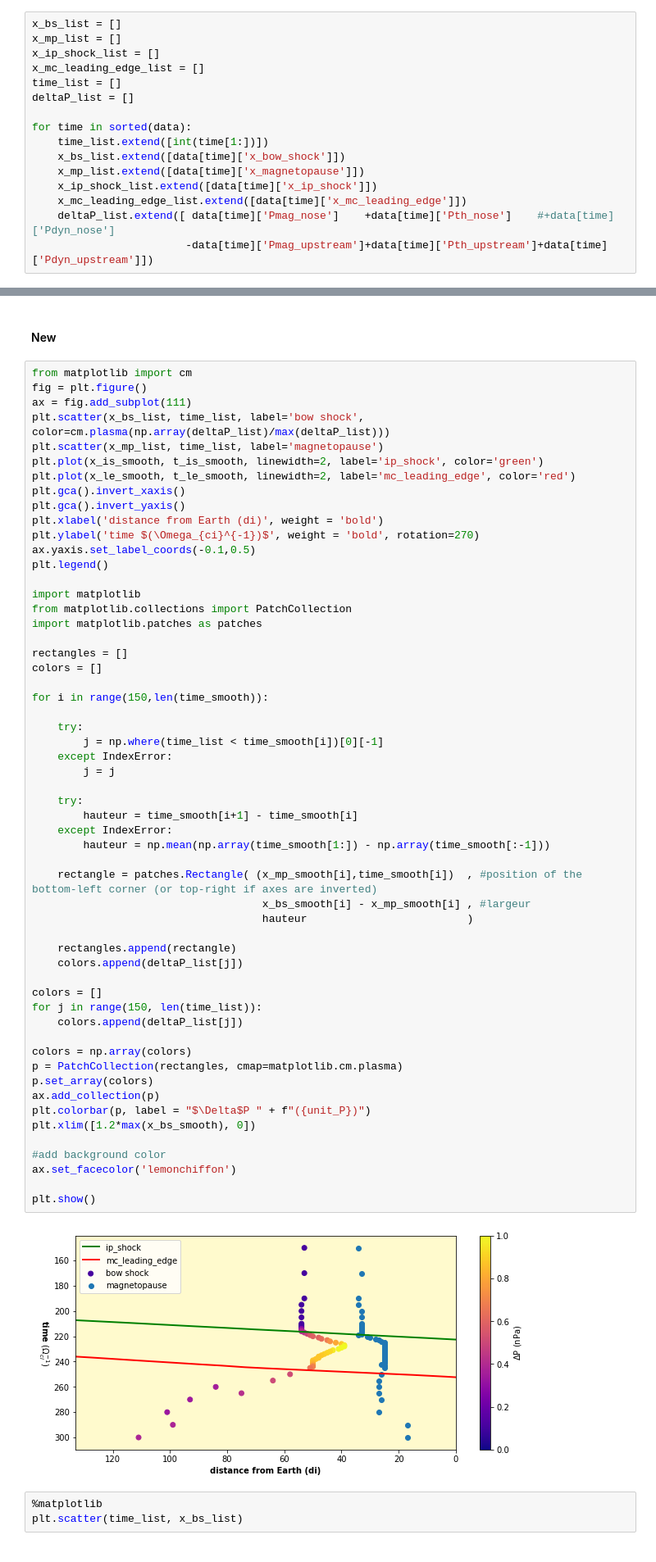
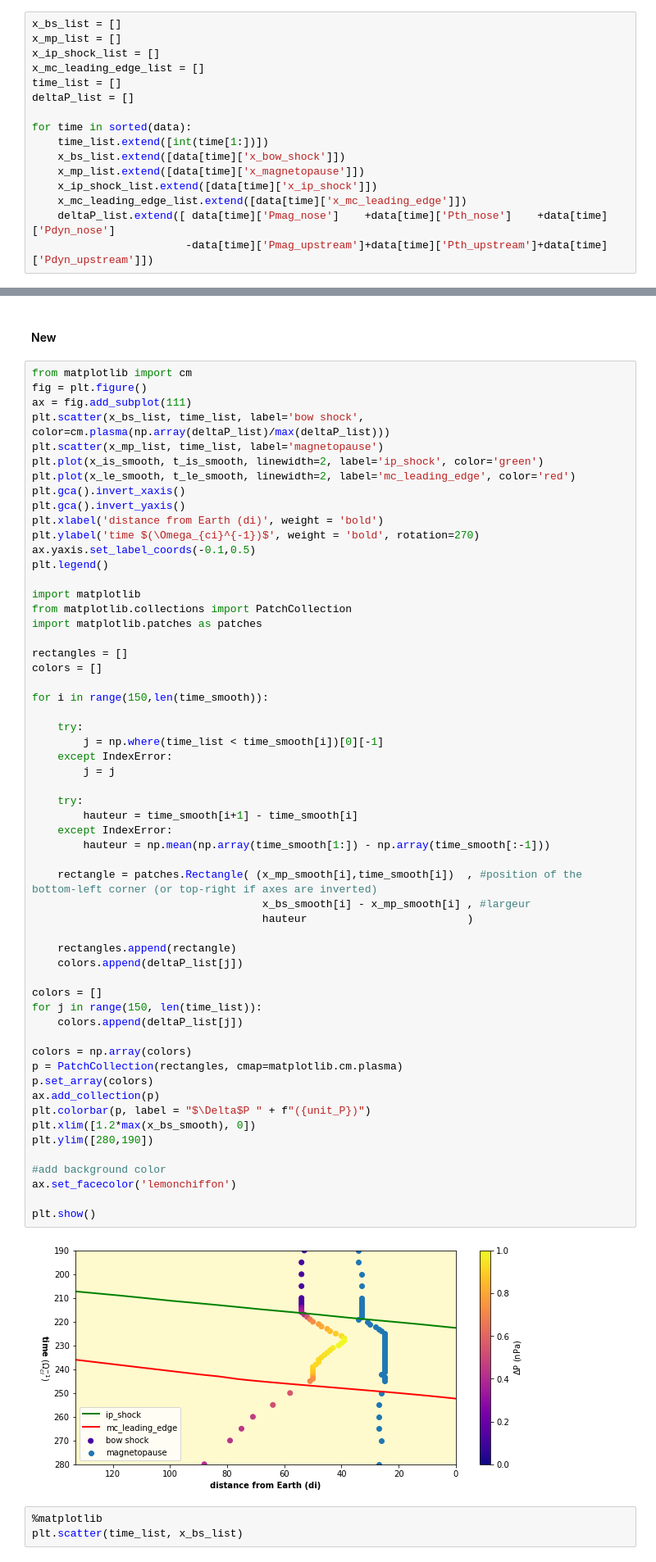
Before and after one commit to cmoissar/Jupyter-Notebooks, a Jupyter notebook: Story_Reader.ipynb, the cells around one changed output, grey strips where cells are left out. Shown at 82% size. Cells and saved outputs as stored; diff of their text form.

```diff
--- a/Story_Reader.ipynb
+++ b/Story_Reader.ipynb
@@ -330,7 +330,7 @@ for time in sorted(data):
     x_mp_list.extend([data[time]['x_magnetopause']])
     x_ip_shock_list.extend([data[time]['x_ip_shock']])
     x_mc_leading_edge_list.extend([data[time]['x_mc_leading_edge']])
-    deltaP_list.extend([ data[time]['Pmag_nose']    +data[time]['Pth_nose']    #+data[time]['Pdyn_nose']
+    deltaP_list.extend([ data[time]['Pmag_nose']    +data[time]['Pth_nose']    +data[time]['Pdyn_nose']
                         -data[time]['Pmag_upstream']+data[time]['Pth_upstream']+data[time]['Pdyn_upstream']])
 # %%
 print(x_ip_shock_list)
@@ -458,34 +458,35 @@ for i in range(150,len(time_smooth)):
         j = j
 
     try:
         hauteur = time_smooth[i+1] - time_smooth[i]
     except IndexError:
         hauteur = np.mean(np.array(time_smooth[1:]) - np.array(time_smooth[:-1]))
 
     rectangle = patches.Rectangle( (x_mp_smooth[i],time_smooth[i])  , #position of the bottom-left corner (or top-right if axes are inverted)
                                     x_bs_smooth[i] - x_mp_smooth[i] , #largeur
                                     hauteur                         )
 
     rectangles.append(rectangle)
     colors.append(deltaP_list[j])
 
 colors = []
 for j in range(150, len(time_list)):
     colors.append(deltaP_list[j])
 
 colors = np.array(colors)
 p = PatchCollection(rectangles, cmap=matplotlib.cm.plasma)
 p.set_array(colors)
 ax.add_collection(p)
 plt.colorbar(p, label = "$\Delta$P " + f"({unit_P})")
 plt.xlim([1.2*max(x_bs_smooth), 0])
+plt.ylim([280,190])
 
 #add background color
 ax.set_facecolor('lemonchiffon')
 
 plt.show()
 # %% [output]
-[figure, old version]
+[figure, new version]
 # %%
 %matplotlib
 plt.scatter(time_list, x_bs_list)
```
Also changed, not shown: parts of 3 cells of this notebook, 2 other files.
